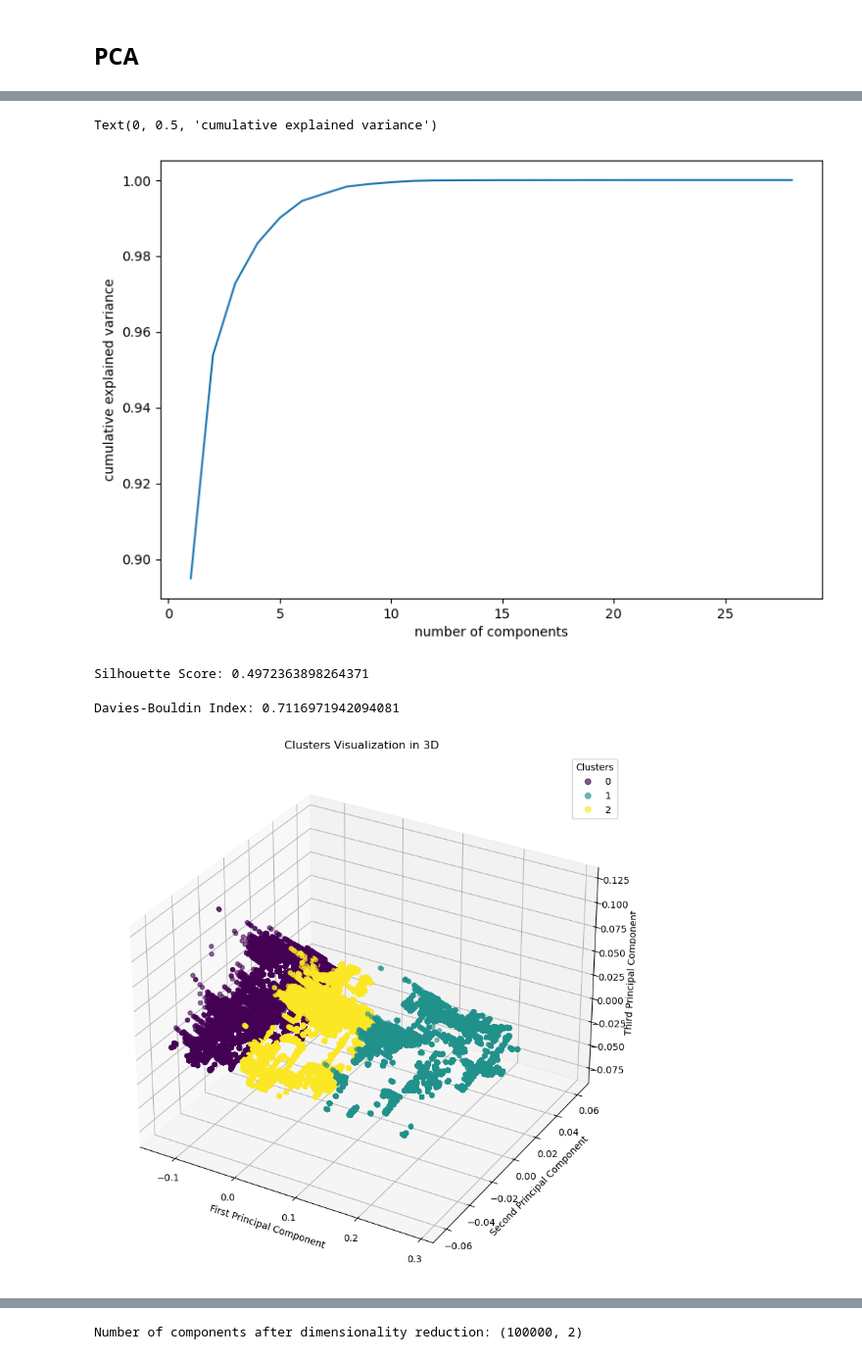
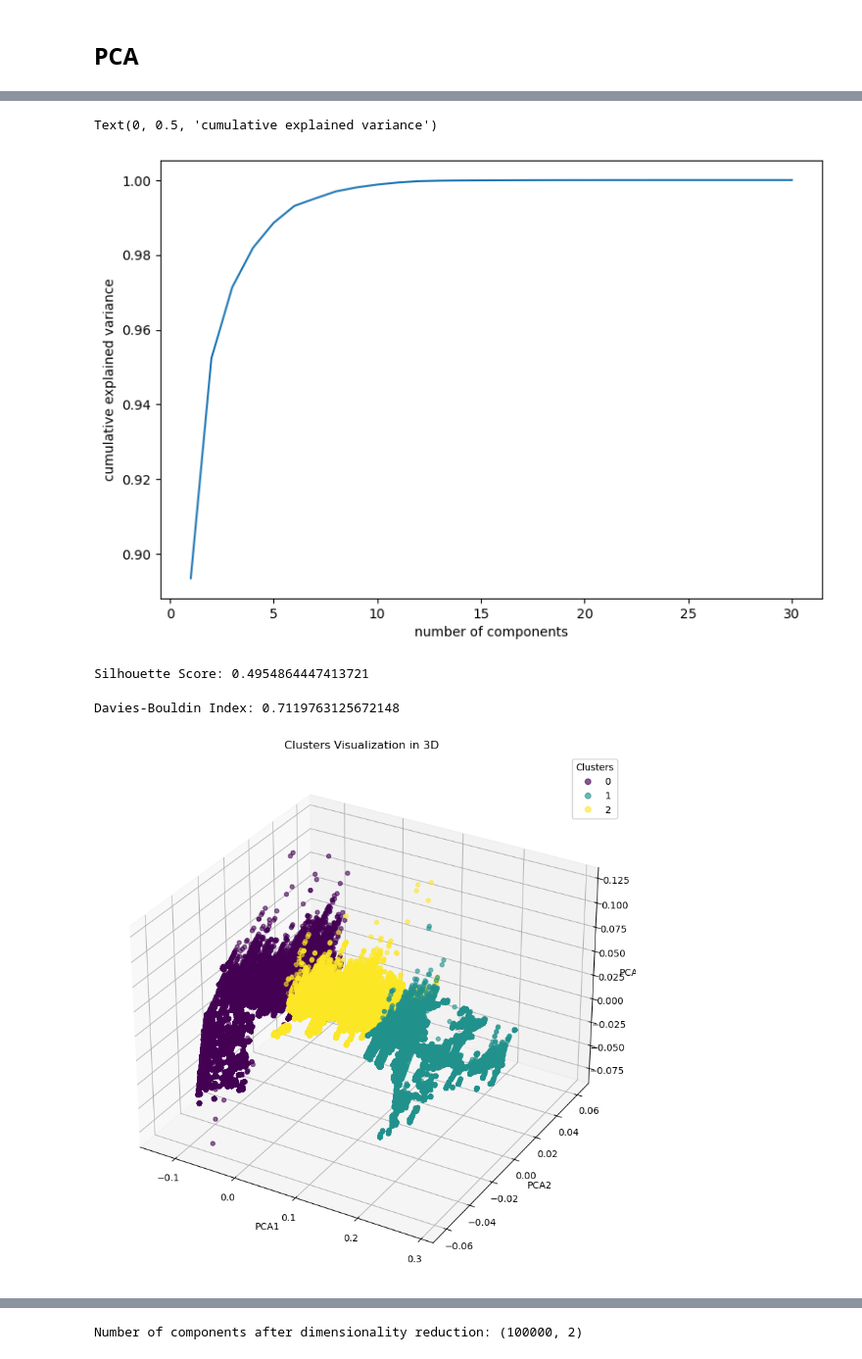
Before and after one commit to sienkozuzanna/ml-activity-detection, a Jupyter notebook: features engineering/feature_engineering_pipelines.ipynb, the cells around one changed output, grey strips where cells are left out. Shown at 98% size. Drawn from its saved outputs; the diff is of its cells as text; code cells hidden in the pictures.

```diff
--- a/features engineering/feature_engineering_pipelines.ipynb
+++ b/features engineering/feature_engineering_pipelines.ipynb
@@ -58,15 +59,18 @@ class OutlierHandlerTransformer(BaseEstimator, TransformerMixin):
 
     def fit(self, X, y=None):
         for column in self.columns:
-            self.percentiles[column] = np.percentile(X[column], 95)
+            self.percentiles[column] = np.percentile(X[column], [0.05, 99.95])
         return self
 
     def transform(self, X):
         X_copy = X.copy()
         for column in self.columns:
-            X_copy[column] = np.where(X_copy[column] > self.percentiles[column],
-                                      self.percentiles[column],
-                                      X_copy[column])
+            lower_bound, upper_bound = self.percentiles[column]
+            X_copy[column] = np.where(X_copy[column] < lower_bound,
+                                      lower_bound,
+                                      np.where(X_copy[column] > upper_bound,
+                                               upper_bound,
+                                               X_copy[column]))
         return X_copy
 # %%
 # Since it was observed through exploratory data analysis (EDA) that columns related to elapsed time are similar,
@@ -326,9 +362,10 @@ pipeline = Pipeline(steps=[
                                         "speedAccuracy_location_network",
                                         "speed_location_network",
                                         "bearing_location_network",'qz_orientation', 'qy_orientation',
-                                        'qx_orientation', 'qw_orientation',
+                                        'qx_orientation', 'qw_orientation'
                                         'verticalAccuracy_location_network',
-                                          'horizontalAccuracy_location_network'])),
+                                        'horizontalAccuracy_location_network'
+                                        ])),
     ('average_seconds_elapsed', AverageSecondsElapsedTransformer()),
     ('average_speed_transformer', AverageSpeedTransformer()),
     ('average_location_transformer', AverageLocationTransformer()),
@@ -341,8 +378,7 @@ pipeline = Pipeline(steps=[
     ('time_dropper', ColumnDropper(columns=['time'])),
     ('distance_calculator', DistanceCalculator()),
     ('sum_square', SumSquareFeatureExtractor('accelerometer_magnitude','speed')),
-    ('scaler', PandasNormalizer())
-
+    ('scalar', PandasNormalizer())
 ])
 # %%
 X_train_transformed = pipeline.fit_transform(X_train)
@@ -504,5 +541,5 @@ plt.show()
 # %%
-# We can observe that for approximately 3 components, we achieve a cumulative explained variance ratio of about 95%.
+# We can observe that for approximately 20 components, we achieve a cumulative explained variance ratio of about 95%.
 
 pca = PCA().fit(X_train_transformed)
 
@@ -512,5 +549,5 @@ plt.xlabel('number of components')
 plt.ylabel('cumulative explained variance')
 # %% [output]
 Text(0, 0.5, 'cumulative explained variance')
-[figure, old version]
+[figure, new version]
 # %%
@@ -520,7 +557,7 @@ num_components = 3
 pca = PCA(n_components=num_components)
 X_pca_reduced = pca.fit_transform(X_train_transformed)
 # %%
-kmeans = KMeans(n_clusters=3, random_state=42, n_init=10)
+kmeans = KMeans(n_clusters=3, random_state=42)
 clusters = kmeans.fit_predict(X_pca_reduced)
 X_train_transformed['cluster'] = clusters
 # %%
@@ -532,26 +569,26 @@ clusters_sample = clusters[indices]
 silhouette_avg = silhouette_score(X_sample, clusters_sample)
 print(f"Silhouette Score: {silhouette_avg}")
 # %% [output]
-Silhouette Score: 0.4972363898264371
+Silhouette Score: 0.4954864447413721
 # %%
 db_index = davies_bouldin_score(X_pca_reduced, clusters)
 print(f"Davies-Bouldin Index: {db_index}")
 # %% [output]
-Davies-Bouldin Index: 0.7116971942094081
+Davies-Bouldin Index: 0.7119763125672148
 # %%
 fig = plt.figure(figsize=(12, 10))
 ax = fig.add_subplot(111, projection='3d')
 
 scatter = ax.scatter(X_pca_reduced[:, 0], X_pca_reduced[:, 1], X_pca_reduced[:, 2], c=clusters, cmap='viridis', alpha=0.6)
 
-ax.set_xlabel('First Principal Component')
-ax.set_ylabel('Second Principal Component')
-ax.set_zlabel('Third Principal Component')
+ax.set_xlabel('PCA1')
+ax.set_ylabel('PCA2')
+ax.set_zlabel('PCA3')
 ax.set_title('Clusters Visualization in 3D')
 
 legend1 = ax.legend(*scatter.legend_elements(), title="Clusters")
 ax.add_artist(legend1)
 
 plt.show()
 # %% [output]
-[figure, old version]
+[figure, new version]
```
Also changed, not shown: parts of 32 cells of this notebook, 1 other file.
